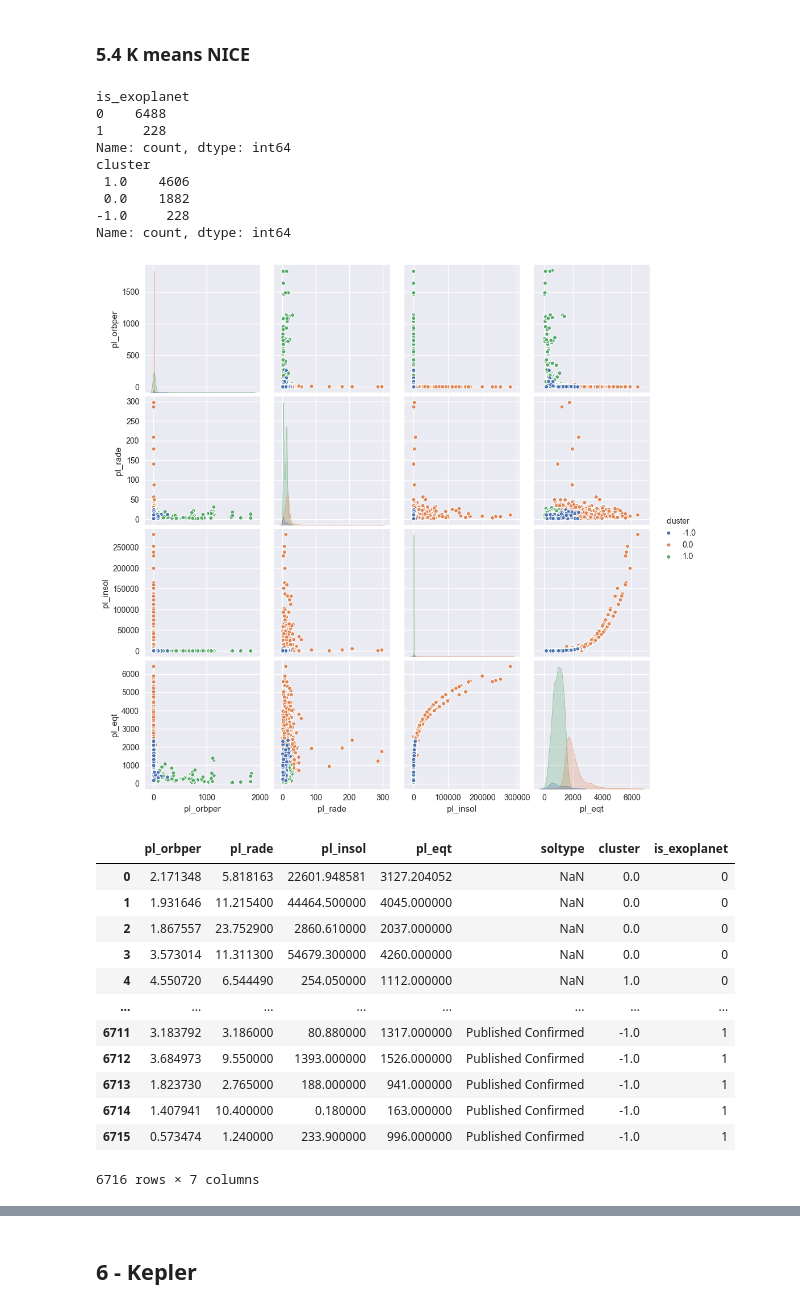
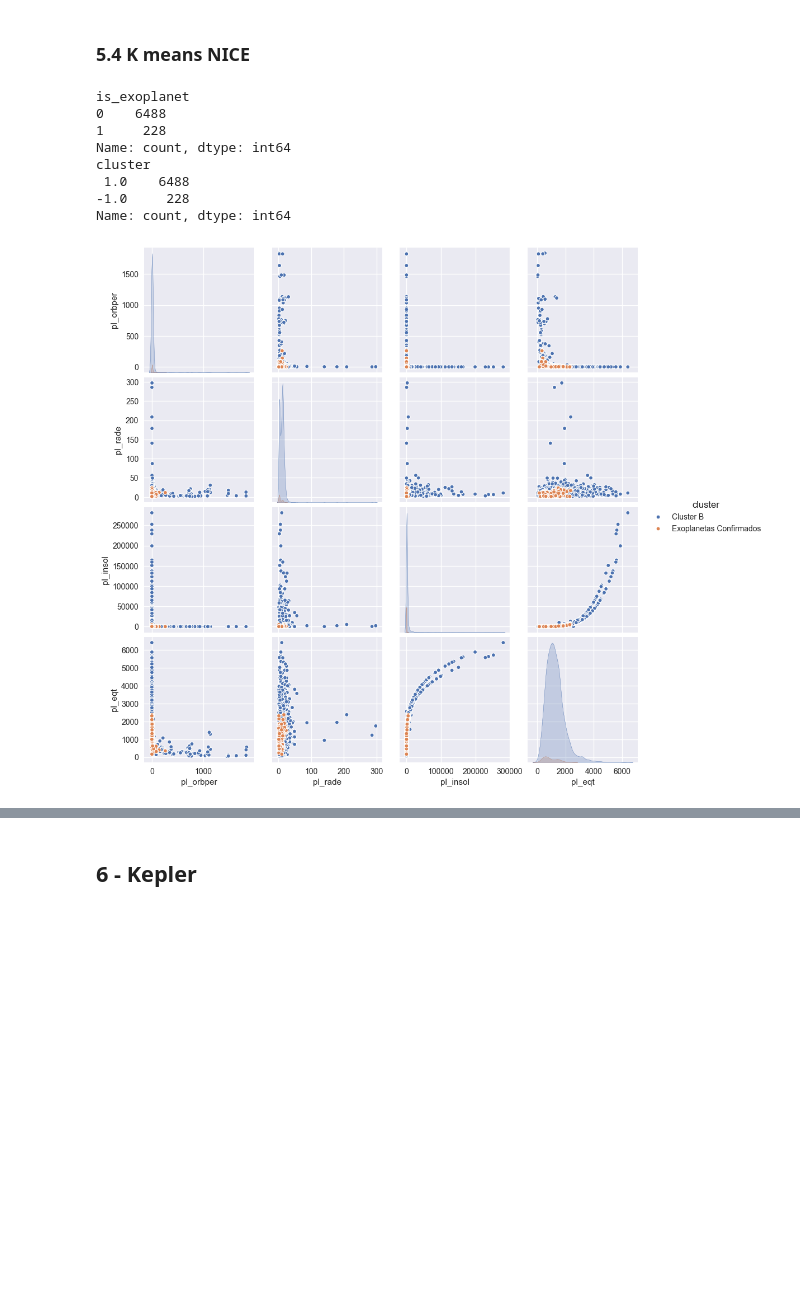
Before and after one commit to albertoseleto/exoplanets-classifier, a Jupyter notebook: thesis.ipynb, the cells around one changed output, grey strips where cells are left out. Drawn from its saved outputs; the diff is of its cells as text; code cells hidden in the pictures; blank space fills up the shorter version.

Commit message:
feat: multiple plots + overall organization

```diff
--- a/thesis.ipynb
+++ b/thesis.ipynb
@@ -167,7 +195,7 @@ df_explore['star_number'].plot.hist( title='Distribution of Number of Stars in a
 [figure]
 # %%
 import matplotlib.pyplot as plt
-
+sns.set_theme()
 # Plot the histogram
 df_explore['star_number'].plot.hist(title='Distribution of Number of Stars in a System', log=True)
 
@@ -841,7 +786,7 @@ weighted avg       1.00      1.00      1.00        46
 import pandas as pd
 import numpy as np
 from sklearn.preprocessing import StandardScaler
-from sklearn.cluster import KMeans
+from sklearn.neighbors import KNeighborsClassifier
 import matplotlib.pyplot as plt
 import seaborn as sns
 from itertools import combinations
@@ -852,7 +797,6 @@ columns_to_use = [
     'pl_rade',        # Raio do Planeta [R_Terra]
     'pl_insol',       # Insolação do Planeta [fluxo da Terra]
     'pl_eqt',         # Temperatura de Equilíbrio do Planeta [K]
-
 ]
 
 # Concatenar os dados
@@ -869,81 +813,51 @@ print(df_combined['is_exoplanet'].value_counts())
 scaler = StandardScaler()
 X_scaled = scaler.fit_transform(df_combined[columns_to_use])
 
-# Aplicar K-Means clustering apenas nas linhas que têm soltype como NaN (dados de df_tess_ml)
-kmeans = KMeans(n_clusters=2, random_state=42)
-df_combined.loc[df_combined['soltype'].isna(), 'cluster'] = kmeans.fit_predict(X_scaled[df_combined['soltype'].isna()])
+# Aplicar KNN
+knn_model = KNeighborsClassifier()
+knn_model.fit(X_scaled[df_combined['soltype'].notna()], df_combined['is_exoplanet'][df_combined['soltype'].notna()])
+
+# Fazer previsões nos dados sem rótulos
+df_combined.loc[df_combined['soltype'].isna(), 'cluster'] = knn_model.predict(X_scaled[df_combined['soltype'].isna()])
 
 # Adicionar os clusters ao df_tess_ml e df_tess_confirmed
 df_tess_ml['cluster'] = df_combined.loc[df_combined['soltype'].isna(), 'cluster'].values
 df_tess_confirmed2['cluster'] = -1  # Usar um valor distinto para os confirmados
 
 # Concatenar novamente para visualização
 df_visualization = pd.concat([df_tess_ml, df_tess_confirmed2], ignore_index=True)
 
 # Garantir que a coluna 'is_exoplanet' esteja presente no DataFrame de visualização
 df_visualization['is_exoplanet'] = df_combined['is_exoplanet']
 print(df_visualization['cluster'].value_counts())
-'''
-# Gerar gráficos separados para cada par de variáveis
-for (col1, col2) in combinations(columns_to_use, 2):
-    plt.figure(figsize=(8, 6))
-    sns.scatterplot(
-        data=df_visualization,
-        x=col1,
-        y=col2,
-        hue='cluster',
-        style='cluster',
-        markers={-1: '.', 0: '.', 1: '.'},
-        palette='deep',
-        s=100
-    )
-    plt.title(f'{col1} vs {col2}')
-    plt.xlabel(col1)
-    plt.ylabel(col2)
-    plt.legend(title='Cluster / Exoplaneta Confirmado')
-    plt.show()
-'''
+
+# Renomear os valores da coluna 'cluster' para a legenda
+df_visualization['cluster'] = df_visualization['cluster'].map({-1: 'Exoplanetas Confirmados', 0: 'Cluster A', 1: 'Cluster B'})
 
 # Configurar os marcadores para os clusters
-markers = { -1: '.', 0: '.', 1: '.' }
+markers = { 'Exoplanetas Confirmados': '.', 'Cluster A': '.', 'Cluster B': '.' }
 
 # Criar um pairplot para mostrar todos os gráficos juntos
 sns.pairplot(
     df_visualization,
     vars=columns_to_use,
     hue='cluster',
     palette='deep',
     markers=[markers[cluster] for cluster in df_visualization['cluster'].unique()],
     plot_kws={'s': 100}
 )
 
 plt.show()
-
-df_visualization
 # %% [output]
 is_exoplanet
 0    6488
 1     228
 Name: count, dtype: int64
 cluster
- 1.0    4606
- 0.0    1882
+ 1.0    6488
 -1.0     228
 Name: count, dtype: int64
-[figure, old version]
+[figure, new version]
-|  | pl_orbper | pl_rade | pl_insol | pl_eqt | soltype | cluster | is_exoplanet |
-| 0 | 2.171348 | 5.818163 | 22601.948581 | 3127.204052 | NaN | 0.0 | 0 |
-| 1 | 1.931646 | 11.215400 | 44464.500000 | 4045.000000 | NaN | 0.0 | 0 |
-| 2 | 1.867557 | 23.752900 | 2860.610000 | 2037.000000 | NaN | 0.0 | 0 |
-| 3 | 3.573014 | 11.311300 | 54679.300000 | 4260.000000 | NaN | 0.0 | 0 |
-| 4 | 4.550720 | 6.544490 | 254.050000 | 1112.000000 | NaN | 1.0 | 0 |
-| ... | ... | ... | ... | ... | ... | ... | ... |
-| 6711 | 3.183792 | 3.186000 | 80.880000 | 1317.000000 | Published Confirmed | -1.0 | 1 |
-| 6712 | 3.684973 | 9.550000 | 1393.000000 | 1526.000000 | Published Confirmed | -1.0 | 1 |
-| 6713 | 1.823730 | 2.765000 | 188.000000 | 941.000000 | Published Confirmed | -1.0 | 1 |
-| 6714 | 1.407941 | 10.400000 | 0.180000 | 163.000000 | Published Confirmed | -1.0 | 1 |
-| 6715 | 0.573474 | 1.240000 | 233.900000 | 996.000000 | Published Confirmed | -1.0 | 1 |
-6716 rows × 7 columns
 # %%
 from scipy.spatial.distance import euclidean
 
```
Also changed, not shown: parts of 33 cells of this notebook.
